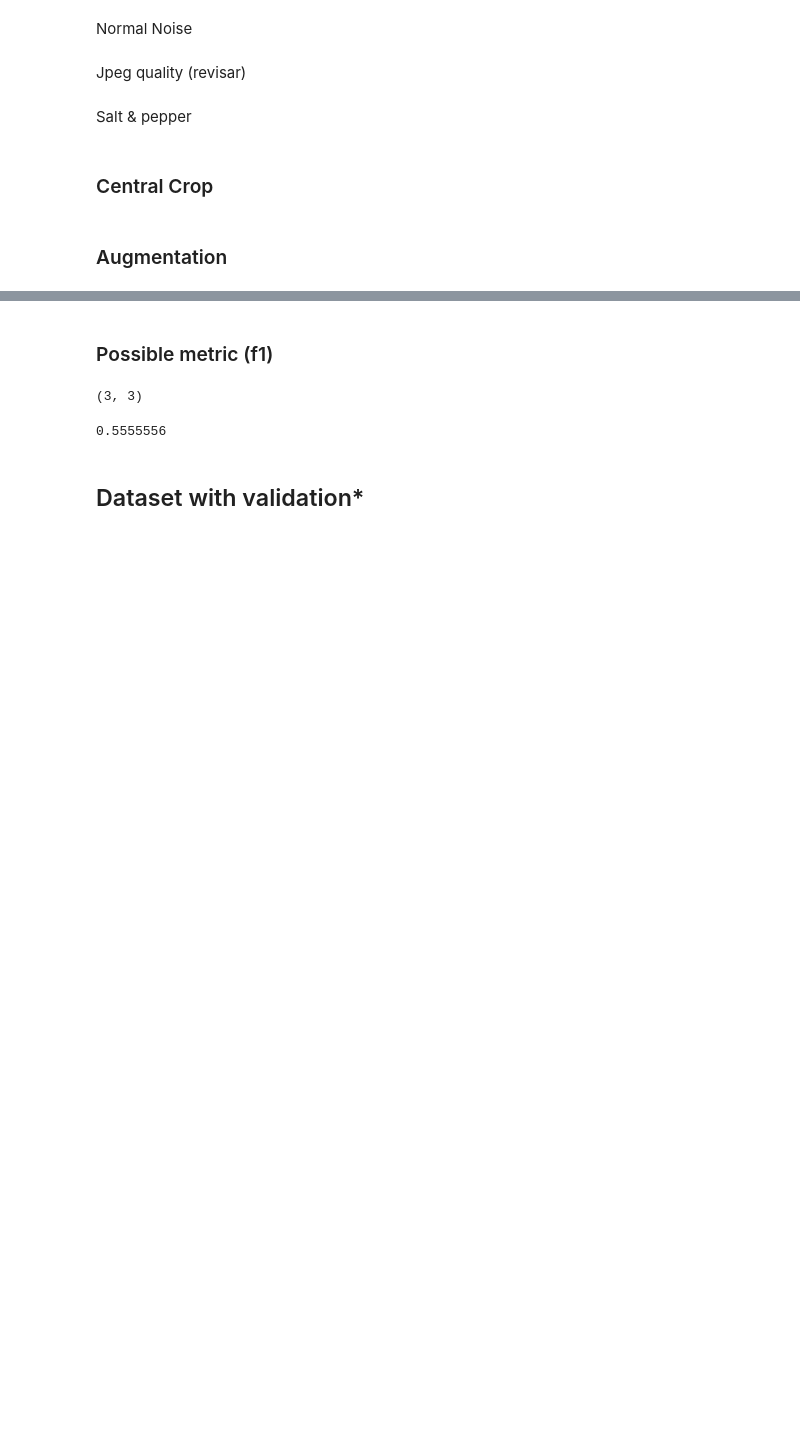
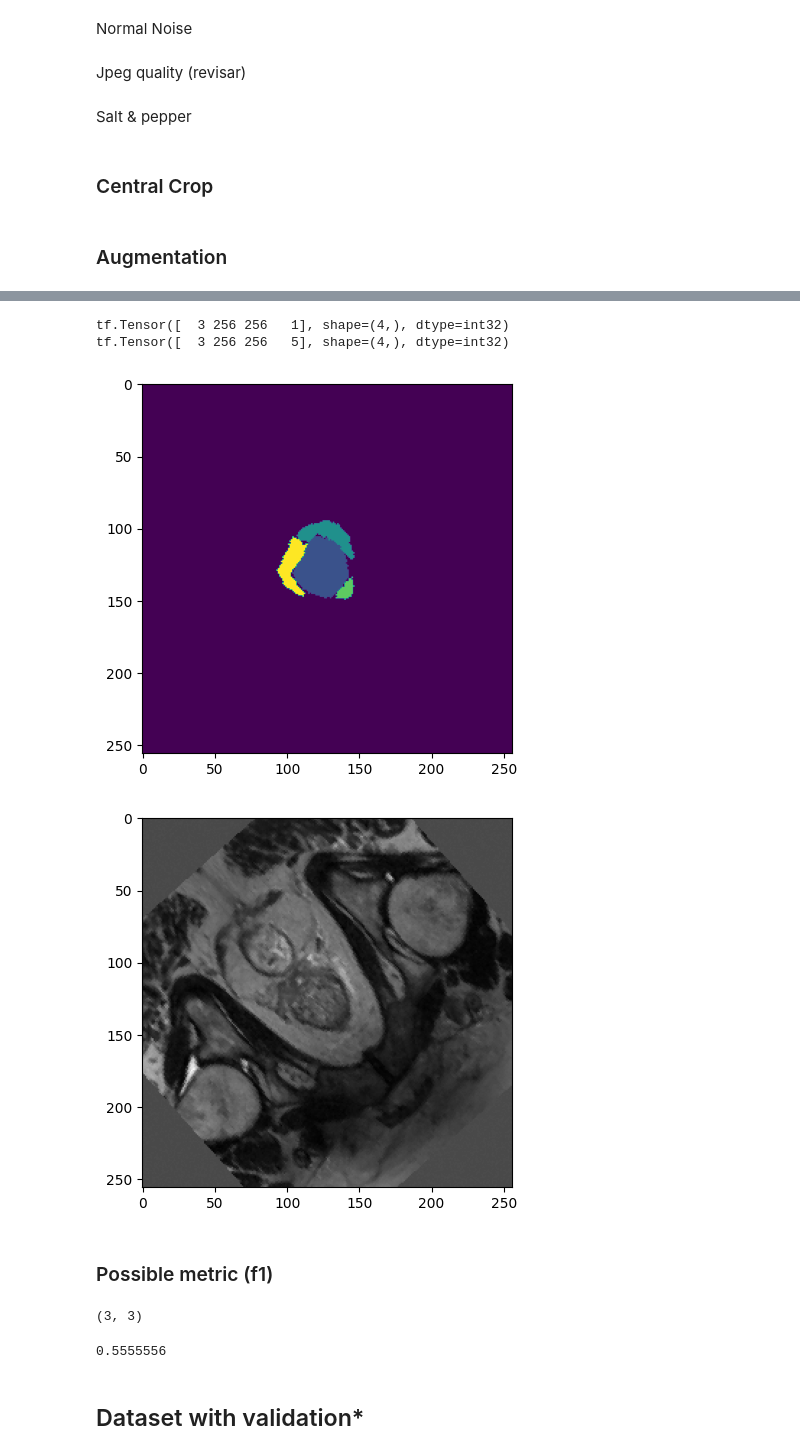
Before and after one commit to pabloquihui/Dataset_pca, a Jupyter notebook: keras_dataset.ipynb, the cells around one changed output, grey strips where cells are left out. Cells and saved outputs as stored; diff of their text form; code cells hidden in the pictures; blank space fills up the shorter version.

```diff
--- a/keras_dataset.ipynb
+++ b/keras_dataset.ipynb
@@ -308,14 +310,9 @@ for i, j in train_set.take(1):
 # %%
 BATCH_SIZE = 3
 train_set = train_set.cache()
-train_set = train_set.batch(BATCH_SIZE)
+# train_set = train_set.batch(BATCH_SIZE)
 # %% [markdown]
 # Data augmentation
 # %%
 counter = tf.data.experimental.Counter()
 temporary_ds = tf.data.Dataset.zip((train_set, (counter, counter)))
-# %%
-for i, j in temporary_ds.take(1):
-    new_seed = tf.random.experimental.stateless_split(j, num=1)[0, :]
-    print(j)
-    print(new_seed)
@@ -368,3 +363,14 @@ def random_rotation(image_mask, seed):
+# %%
+def random_rot(image_mask, seed):
+    ...
+    image, mask = image_mask
+    upper = 180 * (math.pi/180.0) # degrees -> radian
+    lower = 0 * (math.pi/180.0)
+    rand_degree = tf.random.stateless_uniform([1], minval= lower, maxval=upper, seed=seed)
+    image = tfa.image.rotate(image , rand_degree)
+    mask = tfa.image.rotate(mask , rand_degree)
+    # img is a Tensor
+    return image, mask, seed
 # %% [markdown]
 ### Noise
 # %% [markdown]
@@ -484,3 +457,17 @@ for i, j in temp_ds:
+# %%
+for i, j in train_ds.take(1):
+    print(tf.shape(i))
+    print(tf.shape(j))
+    y = np.argmax(j[2].numpy(), axis=2)
+    plt.imshow(y)
+    plt.show()
+    plt.imshow(i[2].numpy(), cmap='gray')
+    plt.show()
+# %% [output]
+tf.Tensor([  3 256 256   1], shape=(4,), dtype=int32)
+tf.Tensor([  3 256 256   5], shape=(4,), dtype=int32)
+[figure, added]
+[figure, added]
 # %%
 batch_size = 12
 AUTOTUNE = tf.data.AUTOTUNE
```
Also changed, not shown: parts of 8 cells of this notebook, 2 other files.
